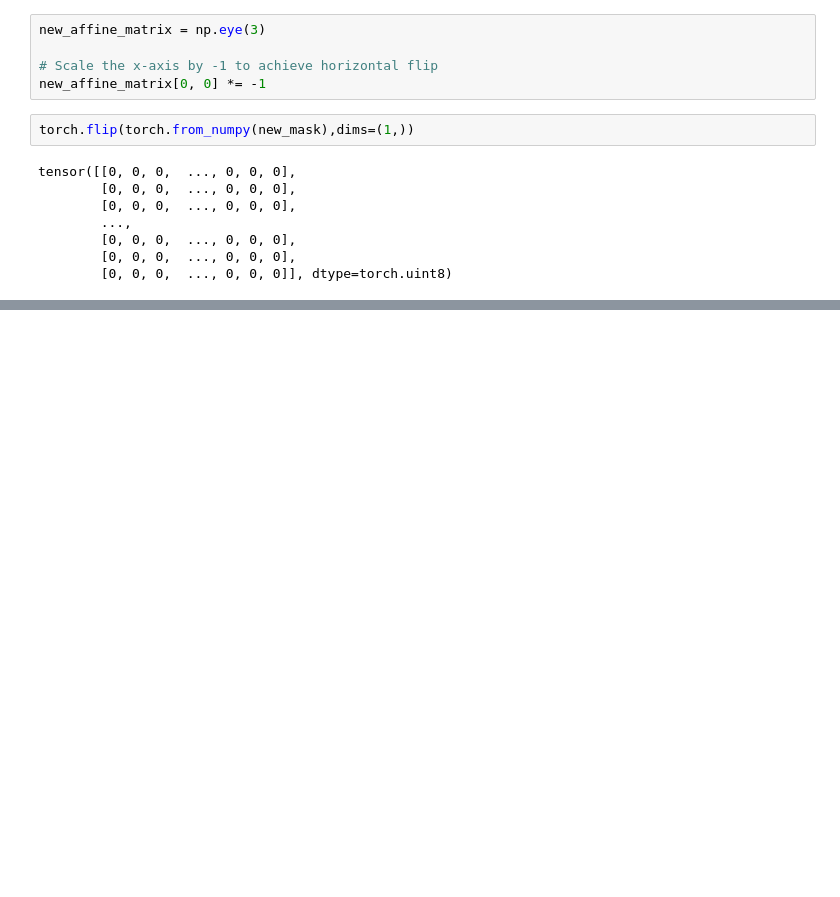
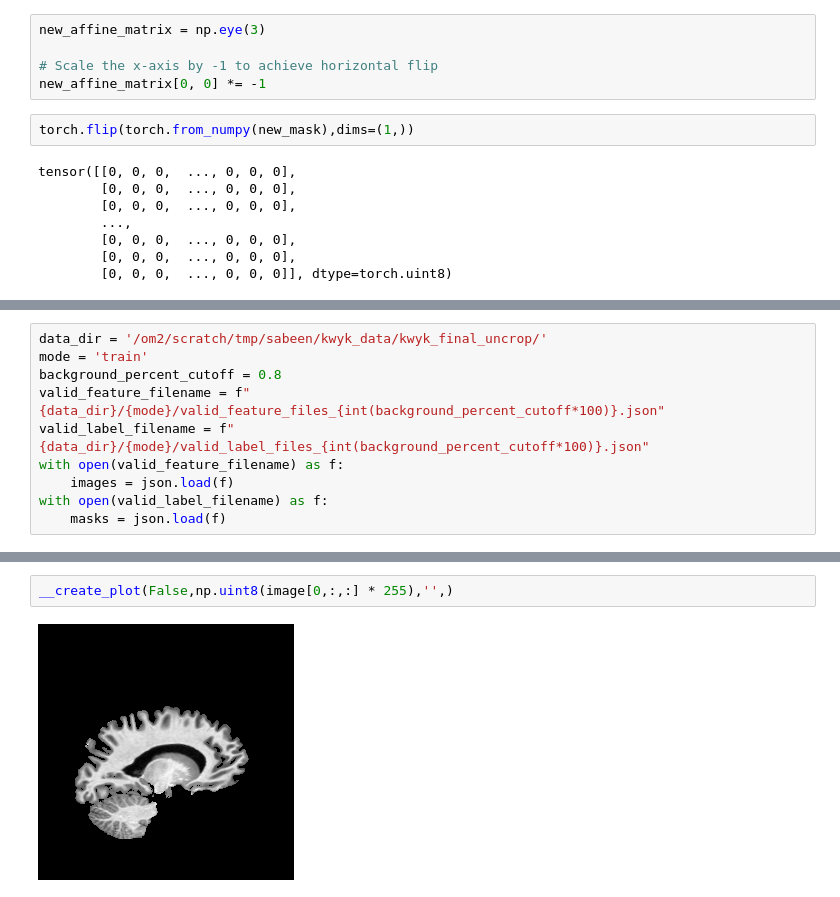
Before and after one commit to sabeenlohawala/brain_segmentation, a Jupyter notebook: notebooks/augmentation_scratch.ipynb, the cells around one changed output, grey strips where cells are left out. Drawn from its saved outputs; the diff is of its cells as text; blank space fills up the shorter version.

```diff
--- a/notebooks/augmentation_scratch.ipynb
+++ b/notebooks/augmentation_scratch.ipynb
@@ -682,0 +708,10 @@ tensor([[0, 0, 0,  ..., 0, 0, 0],
+# %%
+data_dir = '/om2/scratch/tmp/sabeen/kwyk_data/kwyk_final_uncrop/'
+mode = 'train'
+background_percent_cutoff = 0.8
+valid_feature_filename = f"{data_dir}/{mode}/valid_feature_files_{int(background_percent_cutoff*100)}.json"
+valid_label_filename = f"{data_dir}/{mode}/valid_label_files_{int(background_percent_cutoff*100)}.json"
+with open(valid_feature_filename) as f:
+    images = json.load(f)
+with open(valid_label_filename) as f:
+    masks = json.load(f)
@@ -682,0 +744,4 @@ tensor([[0, 0, 0,  ..., 0, 0, 0],
+# %%
+__create_plot(False,np.uint8(image[0,:,:] * 255),'',)
+# %% [output]
+[figure, added]
```
Also changed, not shown: parts of 27 cells of this notebook, 6 other files.
